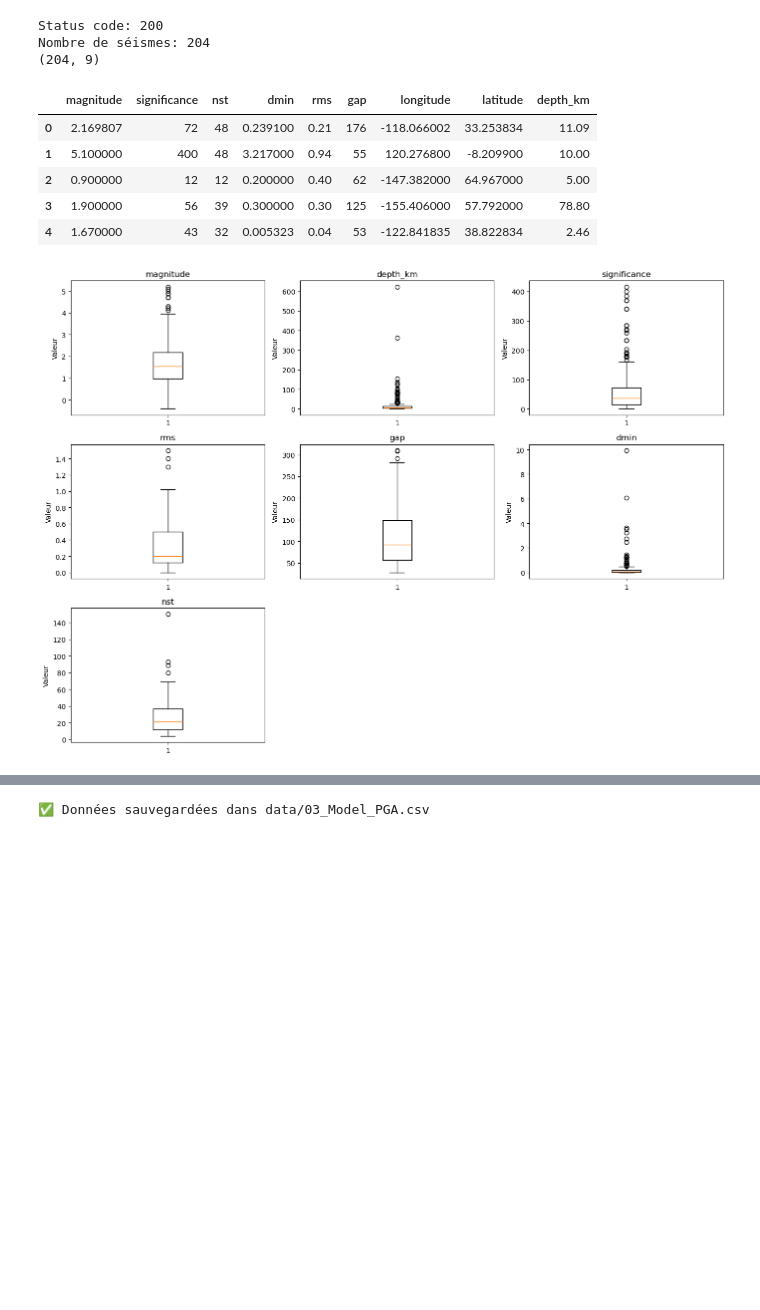
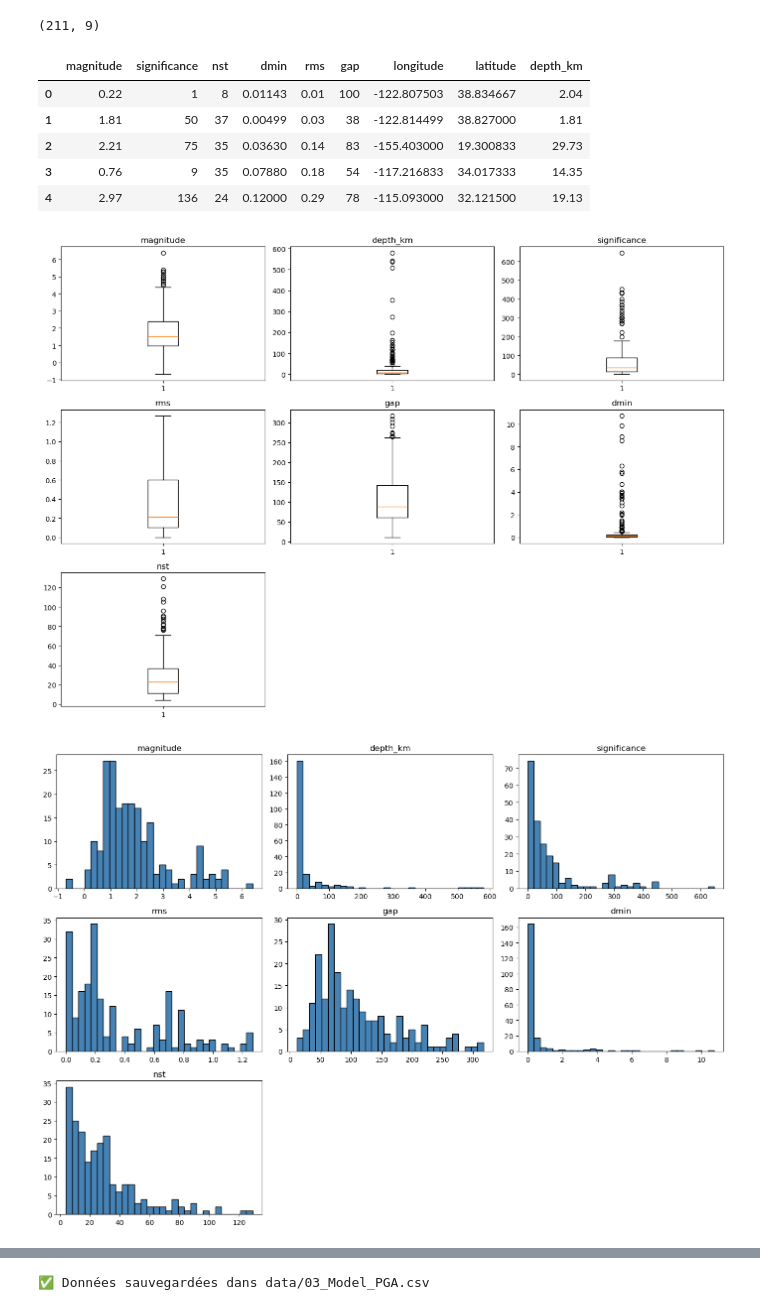
Before and after one commit to tarekalsemaan/USGS-Earthquake-AI, a Jupyter notebook: notebooks/03_Model_PGA.ipynb, the cells around one changed output, grey strips where cells are left out. Cells and saved outputs as stored; diff of their text form; code cells hidden in the pictures; blank space fills up the shorter version.

```diff
--- a/notebooks/03_Model_PGA.ipynb
+++ b/notebooks/03_Model_PGA.ipynb
@@ -12,20 +30,10 @@ import os
 # %%
-# USGS live earthquake feed - all earthquakes from the last 24 hours
-url = "https://earthquake.usgs.gov/earthquakes/feed/v1.0/summary/all_day.geojson"
-response = requests.get(url)
-data = response.json()
-
-# Conversion en DataFrame
-print("Status code:", response.status_code)
-df = pd.json_normalize(data["features"])
-
 # Extraction des coordonnées
-print("Nombre de séismes:", len(df))
 df["longitude"] = df["geometry.coordinates"].apply(lambda x: x[0])
 df["latitude"] = df["geometry.coordinates"].apply(lambda x: x[1])
 df["depth_km"] = df["geometry.coordinates"].apply(lambda x: x[2])
 
-# Sélection des colonnes utiles
+# Colonnes utiles
 df_clean = df[[
     "properties.mag",
     "properties.sig",
@@ -38,7 +46,6 @@ df_clean = df[[
     "depth_km"
 ]].copy()
 
-# Renommage des colonnes
 df_clean.columns = [
     "magnitude",
     "significance",
@@ -54,26 +61,38 @@ df_clean.columns = [
 print(df_clean.shape)
 df_clean.head()
 # %% [output]
-Status code: 200
-Nombre de séismes: 204
-(204, 9)
+(211, 9)
 |  | magnitude | significance | nst | dmin | rms | gap | longitude | latitude | depth_km |
-| 0 | 2.169807 | 72 | 48 | 0.239100 | 0.21 | 176 | -118.066002 | 33.253834 | 11.09 |
-| 1 | 5.100000 | 400 | 48 | 3.217000 | 0.94 | 55 | 120.276800 | -8.209900 | 10.00 |
-| 2 | 0.900000 | 12 | 12 | 0.200000 | 0.40 | 62 | -147.382000 | 64.967000 | 5.00 |
-| 3 | 1.900000 | 56 | 39 | 0.300000 | 0.30 | 125 | -155.406000 | 57.792000 | 78.80 |
-| 4 | 1.670000 | 43 | 32 | 0.005323 | 0.04 | 53 | -122.841835 | 38.822834 | 2.46 |
+| 0 | 0.22 | 1 | 8 | 0.01143 | 0.01 | 100 | -122.807503 | 38.834667 | 2.04 |
+| 1 | 1.81 | 50 | 37 | 0.00499 | 0.03 | 38 | -122.814499 | 38.827000 | 1.81 |
+| 2 | 2.21 | 75 | 35 | 0.03630 | 0.14 | 83 | -155.403000 | 19.300833 | 29.73 |
+| 3 | 0.76 | 9 | 35 | 0.07880 | 0.18 | 54 | -117.216833 | 34.017333 | 14.35 |
+| 4 | 2.97 | 136 | 24 | 0.12000 | 0.29 | 78 | -115.093000 | 32.121500 | 19.13 |
 # %%
-# Variables numériques principales à analyser
+# Visualisations
 variables = ["magnitude", "depth_km", "significance", "rms", "gap", "dmin", "nst"]
 
 plt.figure(figsize=(14, 10))
 for i, variable in enumerate(variables, 1):
     plt.subplot(3, 3, i)
     plt.boxplot(df_clean[variable].dropna())
     plt.title(variable)
-    plt.ylabel("Valeur")
 plt.tight_layout()
 plt.show()
+
+plt.figure(figsize=(14, 10))
+for i, variable in enumerate(variables, 1):
+    plt.subplot(3, 3, i)
+    plt.hist(df_clean[variable].dropna(), bins=30, color='steelblue', edgecolor='black')
+    plt.title(variable)
+plt.tight_layout()
+plt.show()
+
+plt.figure(figsize=(10, 8))
+corr = df_clean.corr()
+sns.heatmap(corr, annot=True, cmap="coolwarm", fmt=".2f")
+plt.title("Matrice de corrélation des variables sismiques USGS")
+plt.show()
 # %% [output]
-[figure, old version]
+[figure, new version]
+[figure, added]
```
Also changed, not shown: parts of 21 cells of this notebook.
